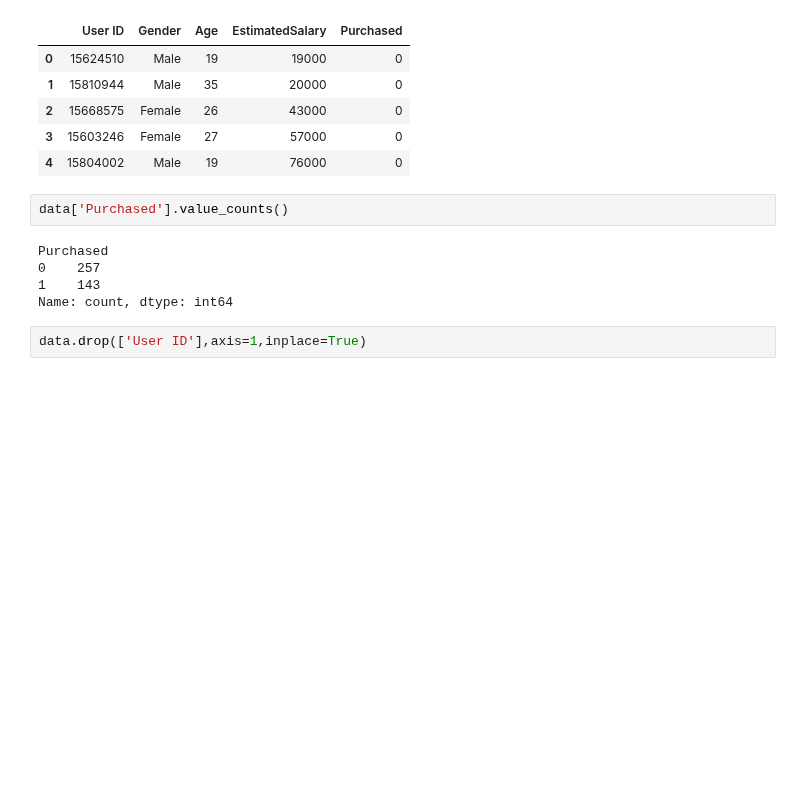
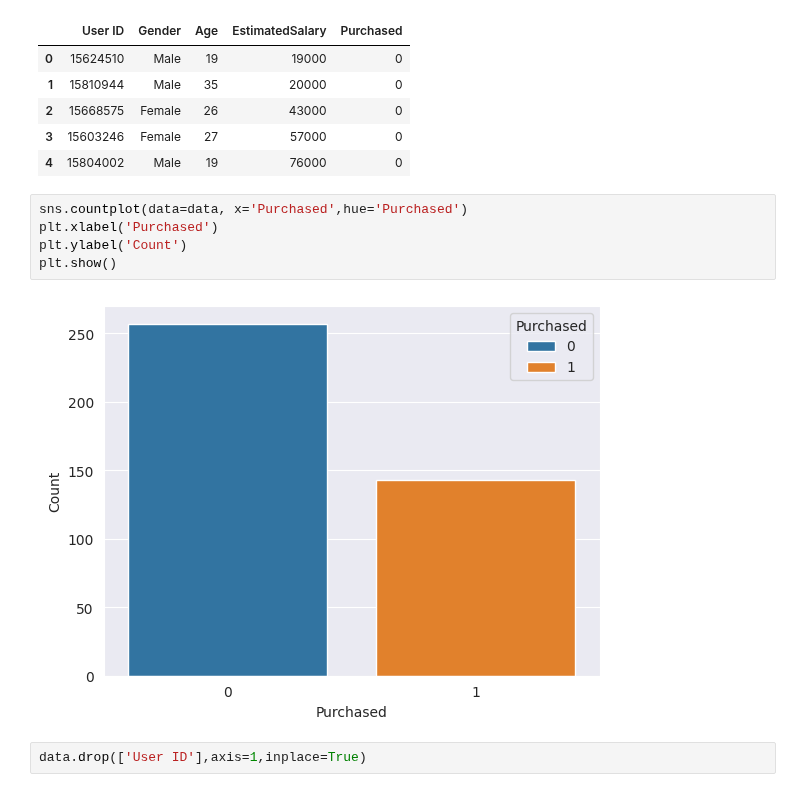
Before and after one commit to HammadAli08/Python-Toolbox, a Jupyter notebook: Classification/Imbalanced Data.ipynb, the cells around one changed output. Drawn from its saved outputs; the diff is of its cells as text; blank space fills up the shorter version.

```diff
--- a/Classification/Imbalanced Data.ipynb
+++ b/Classification/Imbalanced Data.ipynb
@@ -16,12 +16,12 @@ data.head()
 | 3 | 15603246 | Female | 27 | 57000 | 0 |
 | 4 | 15804002 | Male | 19 | 76000 | 0 |
 # %%
-data['Purchased'].value_counts()
+sns.countplot(data=data, x='Purchased',hue='Purchased')
+plt.xlabel('Purchased')
+plt.ylabel('Count')
+plt.show()
 # %% [output]
-Purchased
-0    257
-1    143
-Name: count, dtype: int64
+[figure, added]
 # %%
 data.drop(['User ID'],axis=1,inplace=True)
 # %%
```
Also changed, not shown: parts of 4 cells of this notebook.
